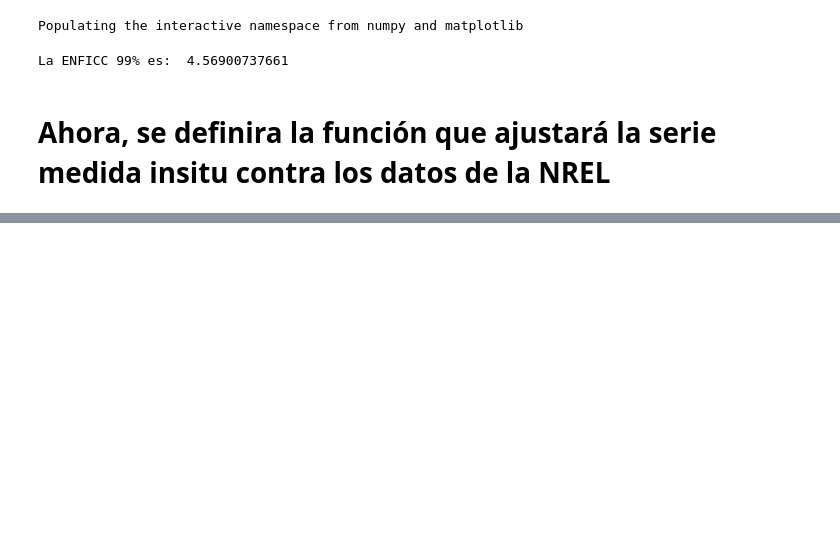
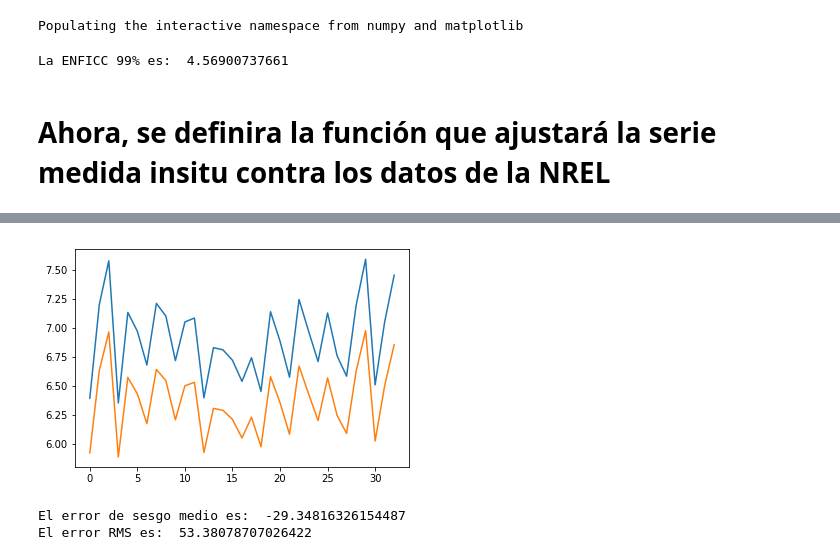
Before and after one commit to kagonzalez10/Herramientas-Computacionales-IMEC3602, a Jupyter notebook: IDEAM.ipynb, the cells around one changed output, grey strips where cells are left out. Drawn from its saved outputs; the diff is of its cells as text; code cells hidden in the pictures; blank space fills up the shorter version.

```diff
--- a/IDEAM.ipynb
+++ b/IDEAM.ipynb
@@ -20,11 +20,11 @@ data_NREL = pd.read_csv(serie_NREL, sep = ';', encoding='latin-1')
 # %%
 # Función que determina la radiación mensual de la ciudad
 
-def ghi_mensual(serie_horaria):
+def ghi_mensual(serie_horaria,n):
     anos = sorted(serie_horaria['AÑO'].unique())
     ghi_df = pd.DataFrame(columns=["AÑO", "MES", "DIAS", "GHImes"])
     for ano in anos:
-        for mes in range(1,13):
+        for mes in range(1,n+1):
             nombre_energia = list(serie_horaria)[-1]
             dias = sorted(serie_horaria[(serie_horaria['AÑO'] == ano) &
                         (serie_horaria['MES'] == mes)]["DIA"].unique())
@@ -36,11 +36,11 @@ def ghi_mensual(serie_horaria):
             ghi_df = ghi_df.append(ghi_dict, ignore_index=True)
     return ghi_df
 # Función que determina la radiación promedio por día de cada més
-def ghi_dia(serie_ghi_mensual):
+def ghi_dia(serie_ghi_mensual,n):
     agnos = sorted(serie_ghi_mensual['AÑO'].unique())
     ghi_df = pd.DataFrame(columns=["AÑO", "MES", "GHIdiario"])
     for agno in agnos:
-        for mes in range(1,13):
+        for mes in range(1,n+1):
             dias = serie_ghi_mensual.loc[((serie_ghi_mensual["AÑO"] == agno)
                             & (serie_ghi_mensual["MES"] == mes))
                                          ,"DIAS"].item()
@@ -146,12 +152,0 @@ ajuste_mcp2(serie_pd,data_NREL,2010,1)
-# %%
-serie = pd.DataFrame(columns=["AÑO","MES"])
-anos = serie_pd.loc[((serie_pd['AÑO']==2010)&(serie_pd['MES']<=2)),'AÑO']
-meses = serie_pd.loc[((serie_pd['AÑO']==2010)&(serie_pd['MES']<=2)),'MES']
-for ano in anos:
-    for mes in meses:
-#mes=serie_pd.loc[((serie_pd["AÑO"]==2010)& serie_pd["MES"]==1),["MES"]]
-#dia=serie_pd.loc[((serie_pd["AÑO"]==2010)& serie_pd["MES"]==1),["DIA"]]
-#hora=serie_pd.loc[((serie_pd["AÑO"]==2010)& serie_pd["MES"]==1),["HORA"]]
-#ideam=serie_pd.loc[((serie_pd["AÑO"]==2010)& serie_pd["MES"]==1),["IDEAM"]]
-        ghi_dict = {"AÑO":ano,"MES":mes}
-        serie = serie.append(ghi_dict, ignore_index= True)
@@ -164,0 +153,11 @@ def plotter1 (serie_IDEAM,serie_NREL):
+# %%
+def grafico_ajuste(serie_IDEAM,serie_NREL,ano,mes_final):
+    serie_IDEAM_ajustada = ajuste_mcp2(serie_IDEAM,serie_NREL,ano,mes_final)
+    serie_IDEAM_grafico = ghi_dia(ghi_mensual(serie_IDEAM_ajustada,mes_final),mes_final).loc[:,'GHIdiario']
+    serie_NREL_grafico = ghi_dia(ghi_mensual(serie_NREL,mes_final),mes_final).loc[:,'GHIdiario']
+    plt.plot(serie_IDEAM_grafico)
+    plt.plot(serie_NREL_grafico)
+# %%
+grafico_ajuste(serie_pd,data_NREL,2015,3)
+# %% [output]
+[figure, added]
@@ -164,0 +176,5 @@ def plotter1 (serie_IDEAM,serie_NREL):
+# %%
+errores(ajuste_mcp2(serie_pd,data_NREL,2015,6),data_NREL)
+# %% [output]
+El error de sesgo medio es:  -29.34816326154487
+El error RMS es:  53.38078707026422
```
Also changed, not shown: parts of 5 cells of this notebook.
